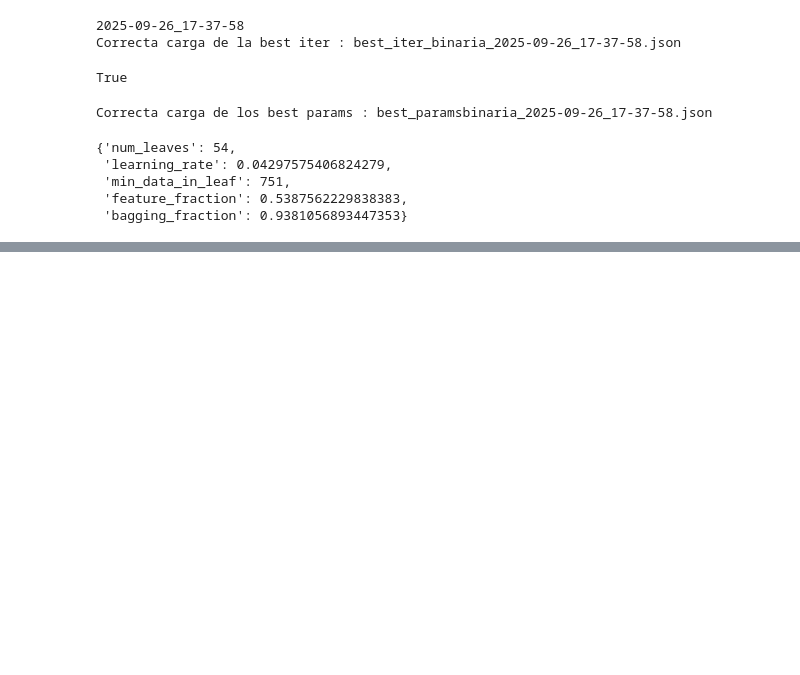
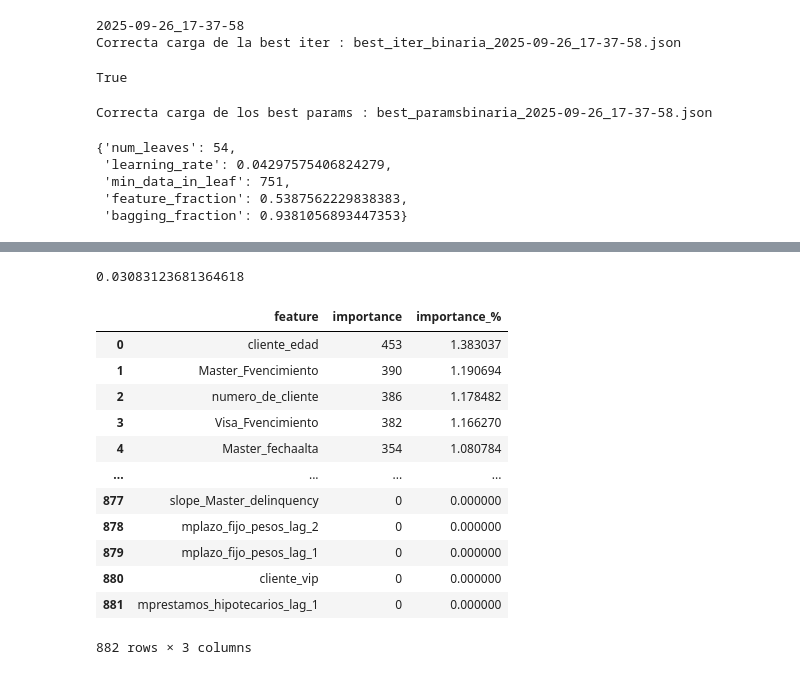
Before and after one commit to CLCHRISLOMBARDO/churn-prediction-bank, a Jupyter notebook: test.ipynb, the cells around one changed output, grey strips where cells are left out. Drawn from its saved outputs; the diff is of its cells as text; code cells hidden in the pictures; blank space fills up the shorter version.

```diff
--- a/test.ipynb
+++ b/test.ipynb
@@ -67,3 +67,30 @@ plot_contour(study, params=["min_data_in_leaf", "learning_rate"])
 # %% [output]
 ValueError: Mime type rendering requires nbformat>=4.2.0 but it is not installed
 [interactive output not drawn]
+# %%
+(0.024103401165649487 + 0.025611577299309185 + 0.03174943801366499 + 0.03295368747031054 + 0.0397380801192967)/5
+# %% [output]
+0.03083123681364618
+# %%
+import pandas as pd
+from src.config import PATH_OUTPUT_LGBM
+feat_imp_path=PATH_OUTPUT_LGBM +'feature_importances/'
+
+file_name = feat_imp_path+'2025-10-05_11-38-34_final_train_lgbm_data_frame_feat_imp.xlsx'
+importance_df=pd.read_excel(file_name)
+f = importance_df["importance_%"]<=0.01
+list(importance_df.loc[f,'feature'].unique())
+# %% [output]
+|  | feature | importance | importance_% |
+| 0 | cliente_edad | 453 | 1.383037 |
+| 1 | Master_Fvencimiento | 390 | 1.190694 |
+| 2 | numero_de_cliente | 386 | 1.178482 |
+| 3 | Visa_Fvencimiento | 382 | 1.166270 |
+| 4 | Master_fechaalta | 354 | 1.080784 |
+| ... | ... | ... | ... |
+| 877 | slope_Master_delinquency | 0 | 0.000000 |
+| 878 | mplazo_fijo_pesos_lag_2 | 0 | 0.000000 |
+| 879 | mplazo_fijo_pesos_lag_1 | 0 | 0.000000 |
+| 880 | cliente_vip | 0 | 0.000000 |
+| 881 | mprestamos_hipotecarios_lag_1 | 0 | 0.000000 |
+882 rows × 3 columns
```
Also changed, not shown: parts of 1 cell of this notebook, 5 other files.
